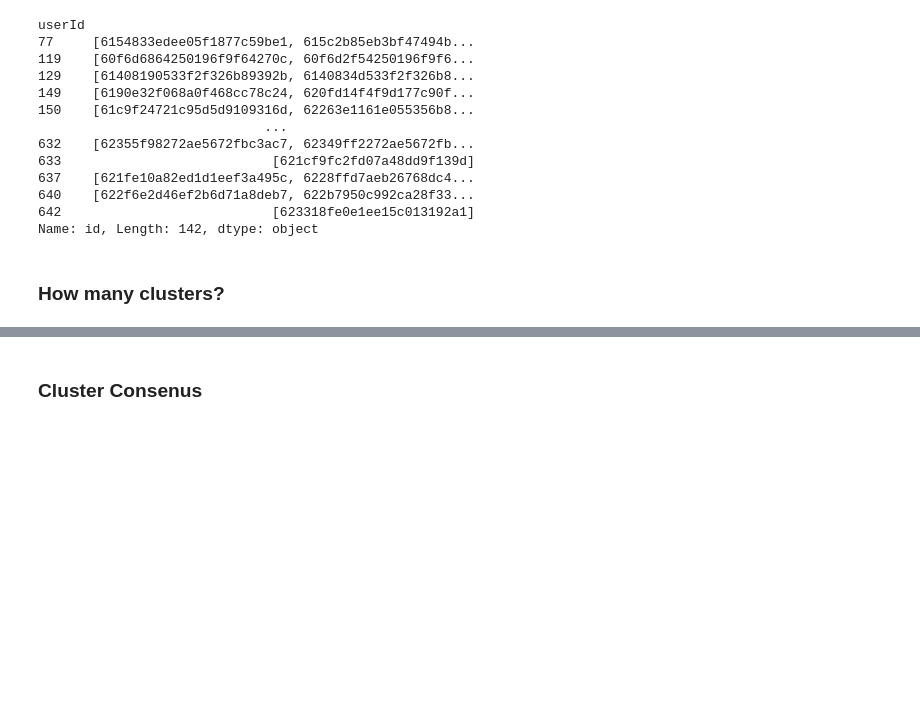
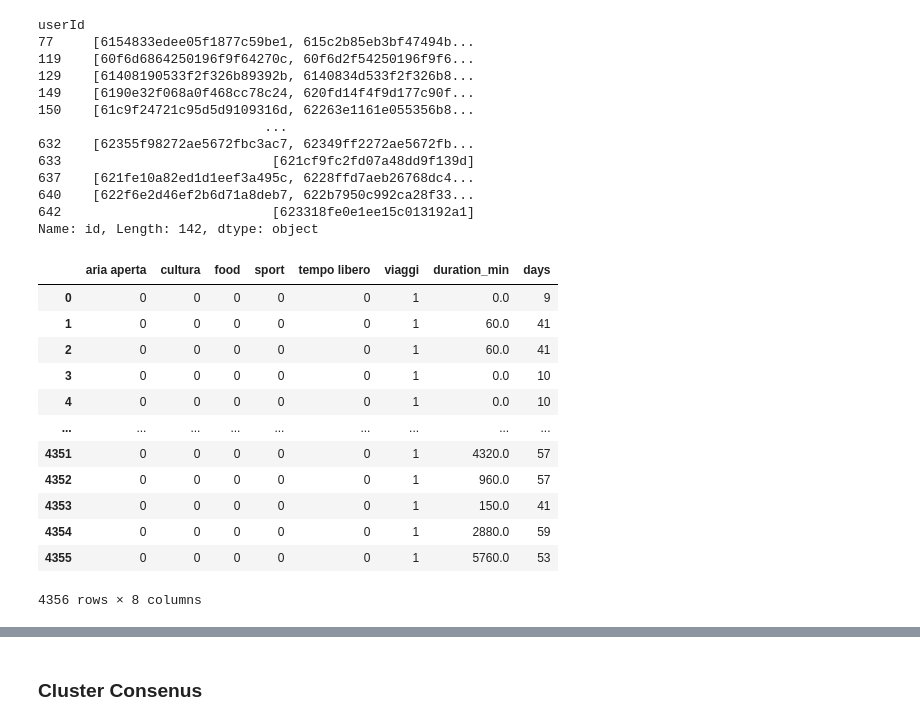
Before and after one commit to GianRomani/Notes, a Jupyter notebook: RecSys.ipynb, the cells around one changed output, grey strips where cells are left out. Drawn from its saved outputs; the diff is of its cells as text; code cells hidden in the pictures; blank space fills up the shorter version.

```diff
--- a/RecSys.ipynb
+++ b/RecSys.ipynb
@@ -203,2 +234,16 @@ X.drop(columns=["id", "userId", "datePublishing", "creationDate", "duration", "d
-# %% [markdown]
-### How many clusters?
+# %%
+X
+# %% [output]
+|  | aria aperta | cultura | food | sport | tempo libero | viaggi | duration_min | days |
+| 0 | 0 | 0 | 0 | 0 | 0 | 1 | 0.0 | 9 |
+| 1 | 0 | 0 | 0 | 0 | 0 | 1 | 60.0 | 41 |
+| 2 | 0 | 0 | 0 | 0 | 0 | 1 | 60.0 | 41 |
+| 3 | 0 | 0 | 0 | 0 | 0 | 1 | 0.0 | 10 |
+| 4 | 0 | 0 | 0 | 0 | 0 | 1 | 0.0 | 10 |
+| ... | ... | ... | ... | ... | ... | ... | ... | ... |
+| 4351 | 0 | 0 | 0 | 0 | 0 | 1 | 4320.0 | 57 |
+| 4352 | 0 | 0 | 0 | 0 | 0 | 1 | 960.0 | 57 |
+| 4353 | 0 | 0 | 0 | 0 | 0 | 1 | 150.0 | 41 |
+| 4354 | 0 | 0 | 0 | 0 | 0 | 1 | 2880.0 | 59 |
+| 4355 | 0 | 0 | 0 | 0 | 0 | 1 | 5760.0 | 53 |
+4356 rows × 8 columns
```
Also changed, not shown: parts of 49 cells of this notebook, 15 other files.
